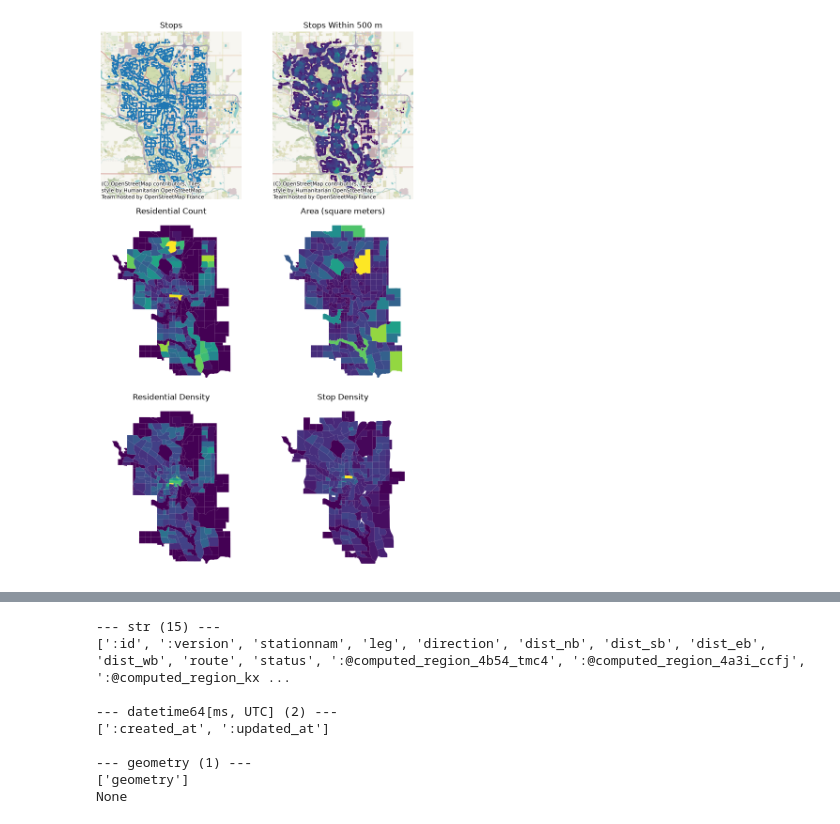
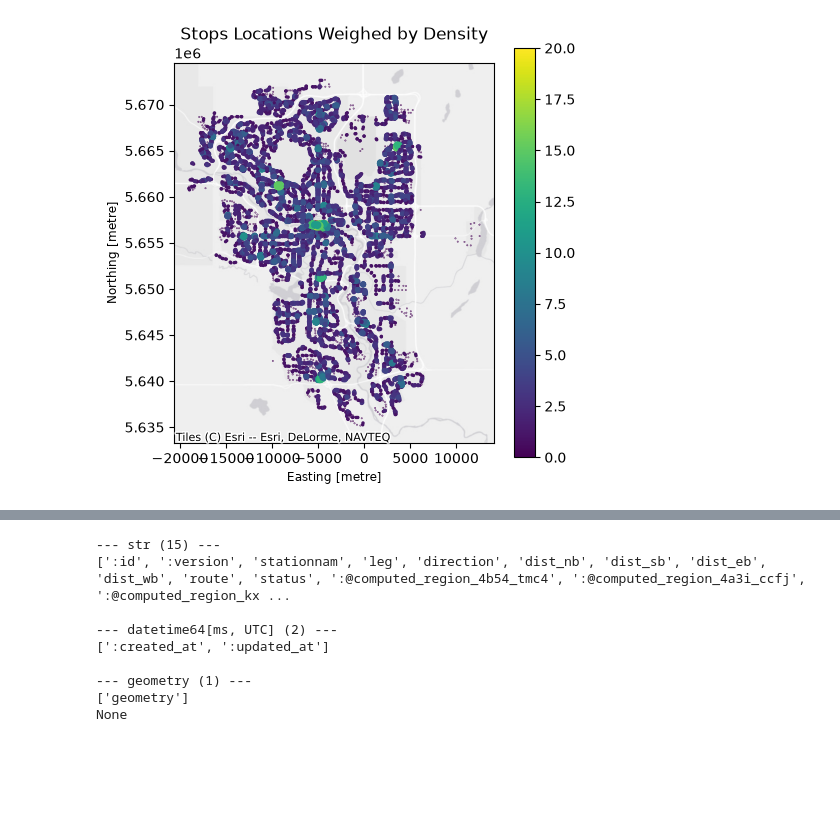
Before and after one commit to davorcuricGit/YYC_bus_overlap_analysis, a Jupyter notebook: analysis.ipynb, the cells around one changed output, grey strips where cells are left out. Drawn from its saved outputs; the diff is of its cells as text; code cells hidden in the pictures; blank space fills up the shorter version.

```diff
--- a/analysis.ipynb
+++ b/analysis.ipynb
@@ -114,81 +129,42 @@ census_proj['stop_density'] = census_proj['stop_count'] / census_proj['area']
 # %%
-# for each stop, calculate number of stops within a 100 m distance
+# Query the spatial index for all pairs within max_distance
+# Returns a 2xM array: [source_indices, neighbor_indices]
 
-# 1. Query the spatial index for all pairs within distance (e.g., 500 meters)
-# Returns a 2xM array: [source_indices, neighbor_indices]
 src_idx, nbr_idx = stops_proj.sindex.query(
     stops_proj.geometry,
     predicate="dwithin",
-    distance=500
+    distance=max_distance
 )
 
-# 2. Exclude self-matches (where a point matches with itself)
+# Exclude self-matches
 mask = src_idx != nbr_idx
 src_idx = src_idx[mask]
 
-# 3. Count occurrences per source point
+# for each stop count number of stops within max_distance = counting number of times stop appears in src_idx
 # minlength ensures points with 0 neighbors still get a count of 0
 counts = np.bincount(src_idx, minlength=len(stops_proj))
 
 # 4. Assign back to your GeoDataFrame
 stops_proj["neighbour_count"] = counts
 # %%
-
-#make subplot figures with 2 rows
-
-
-n_rows = 3
-n_cols = 2
-plt_index = 0
-
-plt.figure(figsize=(4*n_cols,4*n_rows))
-
-
-#plot the stops
-plt_index += 1
-plt.subplot(n_rows, n_cols, plt_index)
-stops_proj.plot(tiles = True, markersize=2, ax=plt.gca())
-plt.title('Stops')
+plt.figure(figsize=(5,5))
 
 #plot the stops within threshold distance
-plt_index += 1
-plt.subplot(n_rows, n_cols, plt_index)
-stops_proj.plot('neighbour_count', tiles = True, markersize=stops_proj['neighbour_count'], ax=plt.gca())
-plt.title('Stops Within 500 m')
+stops_proj.plot('neighbour_count',
+                tiles = DEFAULT_TILES,
+                markersize=2*stops_proj['neighbour_count'] + .1, #add .1 to include non-dense stops
+                legend= True,
+                ax=plt.gca())
+plt.title('Stops Locations Weighed by Density')
 
-#plot the res_cnt by community
-plt_index += 1
-plt.subplot(n_rows, n_cols, plt_index)
-census_proj.plot('res_cnt', ax=plt.gca())
-plt.title('Residential Count')
-
-#plot the area by community
-plt_index += 1
-plt.subplot(n_rows, n_cols, plt_index)
-census_proj.plot('area', ax=plt.gca())
-plt.title('Area (square meters)')
-
-#plot the density
-plt_index += 1
-plt.subplot(n_rows, n_cols, plt_index)
-census_proj.plot('res_density', ax=plt.gca())
-plt.title('Residential Density')
-
-#plot the stop density
-plt_index += 1
-plt.subplot(n_rows, n_cols, plt_index)
-census_proj.plot('stop_density', ax = plt.gca())
-plt.title('Stop Density')
-plt.gca().set_frame_on(False)
-
-for i in range(1, n_rows * n_cols + 1):
-    plt.subplot(n_rows, n_cols, i)
-    plt.xticks([])
-    plt.yticks([])
-    plt.xlabel('')
-    plt.ylabel('')
-    plt.box(False)
+# for i in range(1, n_rows * n_cols + 1):
+#     plt.subplot(n_rows, n_cols, i)
+#     plt.xticks([])
+#     plt.yticks([])
+#     plt.xlabel('')
+#     plt.ylabel('')
+#     plt.box(False)
 
 plt.tight_layout()
 # %% [output]
-[figure, old version]
+[figure, new version]
```
Also changed, not shown: parts of 22 cells of this notebook.
